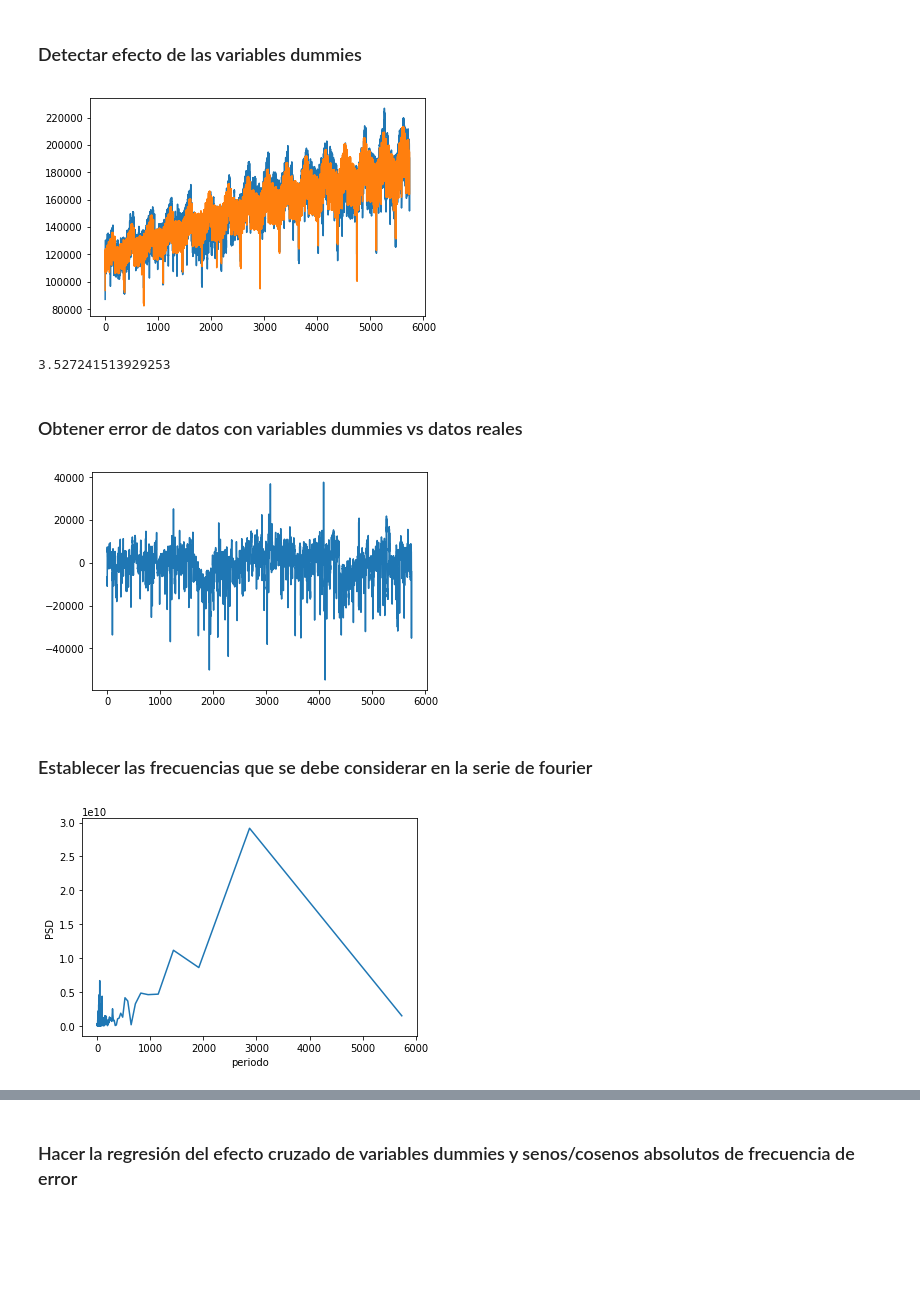
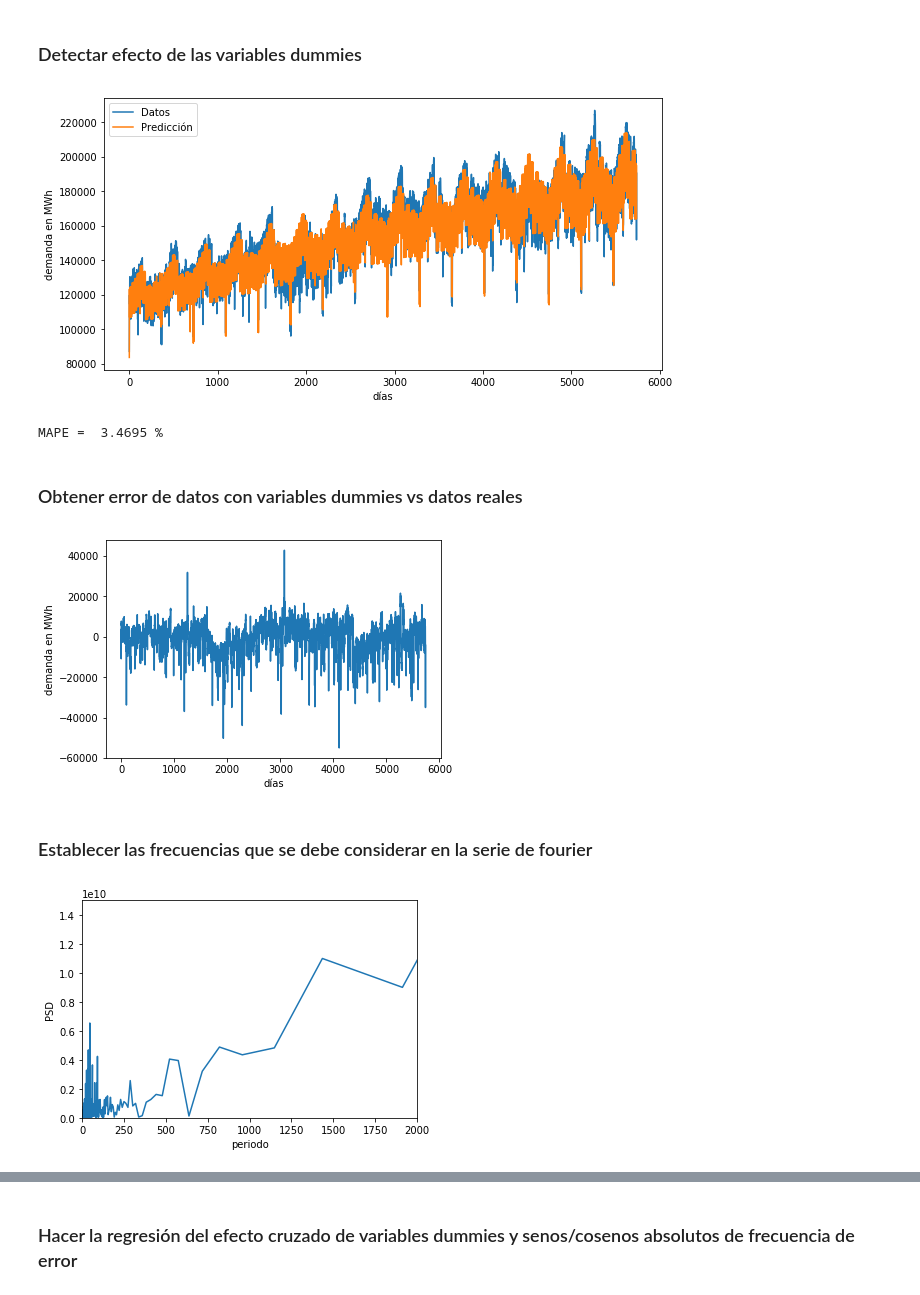
Before and after one commit to ramirezdiana/Forecast-with-fourier, a Jupyter notebook: Final con todos los festivos.ipynb, the cells around one changed output, grey strips where cells are left out. Cells and saved outputs as stored; diff of their text form; code cells hidden in the pictures; blank space fills up the shorter version.

```diff
--- a/Final con todos los festivos.ipynb
+++ b/Final con todos los festivos.ipynb
@@ -145,25 +145,29 @@ Al ver la decomposición, se puede ver por la forma que fourier debe estblecerse
 t=np.arange(1,len(onlyMWh)+1)
 Tiempo=pd.DataFrame(t)
 Tiempo["one"]=np.ones(len(onlyMWh))
-Dum['sen']=np.abs(np.sin(((2*np.pi)/14)*t))
-Dum['cos']=np.abs(np.cos(((2*np.pi)/14)*t))
+Tiempo['sen']=np.abs(np.sin(((2*np.pi)/14)*t))
+Tiempo['cos']=np.abs(np.cos(((2*np.pi)/14)*t))
 Combinacion=kronecker(Dum,Tiempo)
 # %%
 model = LinearRegression()
 prediction=regresion_linear(Combinacion[:n],general.MWh.values[:n])
-plt.plot(onlyMWh.MWh.values[:n])
-plt.plot(prediction)
+plt.figure(figsize=(10,5))
+plt.plot(onlyMWh.MWh.values[:n],label ="Datos")
+plt.plot(prediction,label="Predicción")
+plt.ylabel("demanda en MWh")
+plt.xlabel("días")
+plt.legend()
 #plt.axis([1630,1650,120000,160000])
 plt.show()
 comparacion=pd.DataFrame(columns=['real','prediccion','error'])
 comparacion.real=onlyMWh.MWh.values[:n]
 comparacion.prediccion=prediction
 comparacion.error=np.abs((comparacion.real-comparacion.prediccion)/comparacion.real)
 MAPE=comparacion.error.mean()*100
-print(MAPE)
+print("MAPE = ",round(MAPE,4),"%")
 # %% [output]
-[figure, old version]
+[figure, new version]
-3.527241513929253
+MAPE =  3.4695 %
 # %% [markdown]
 ### Obtener error de datos con variables dummies vs datos reales
 # %%
@@ -172,9 +176,11 @@ Tabla["regresion"]=prediction
 Tabla["datos"]=onlyMWh.MWh.values[:n]
 Tabla["resta"]=Tabla.datos-Tabla.regresion
 plt.plot(Tabla.resta)
+plt.ylabel("demanda en MWh")
+plt.xlabel("días")
 plt.show()
 # %% [output]
-[figure, old version]
+[figure, new version]
 # %% [markdown]
 ### Establecer las frecuencias que se debe considerar en la serie de fourier
 # %%
@@ -182,9 +188,10 @@ f, Pxx_den = signal.periodogram(Tabla.resta, 1)
 plt.plot(1/f, Pxx_den)
 plt.xlabel('periodo')
 plt.ylabel('PSD')
+plt.axis([0,2000,0,15000000000])
 plt.show()
 # %% [output]
-[figure, old version]
+[figure, new version]
 # %%
 top_50_periods = {}
 # get indices for 3 highest Pxx values
```
Also changed, not shown: parts of 8 cells of this notebook, 3 other files.
